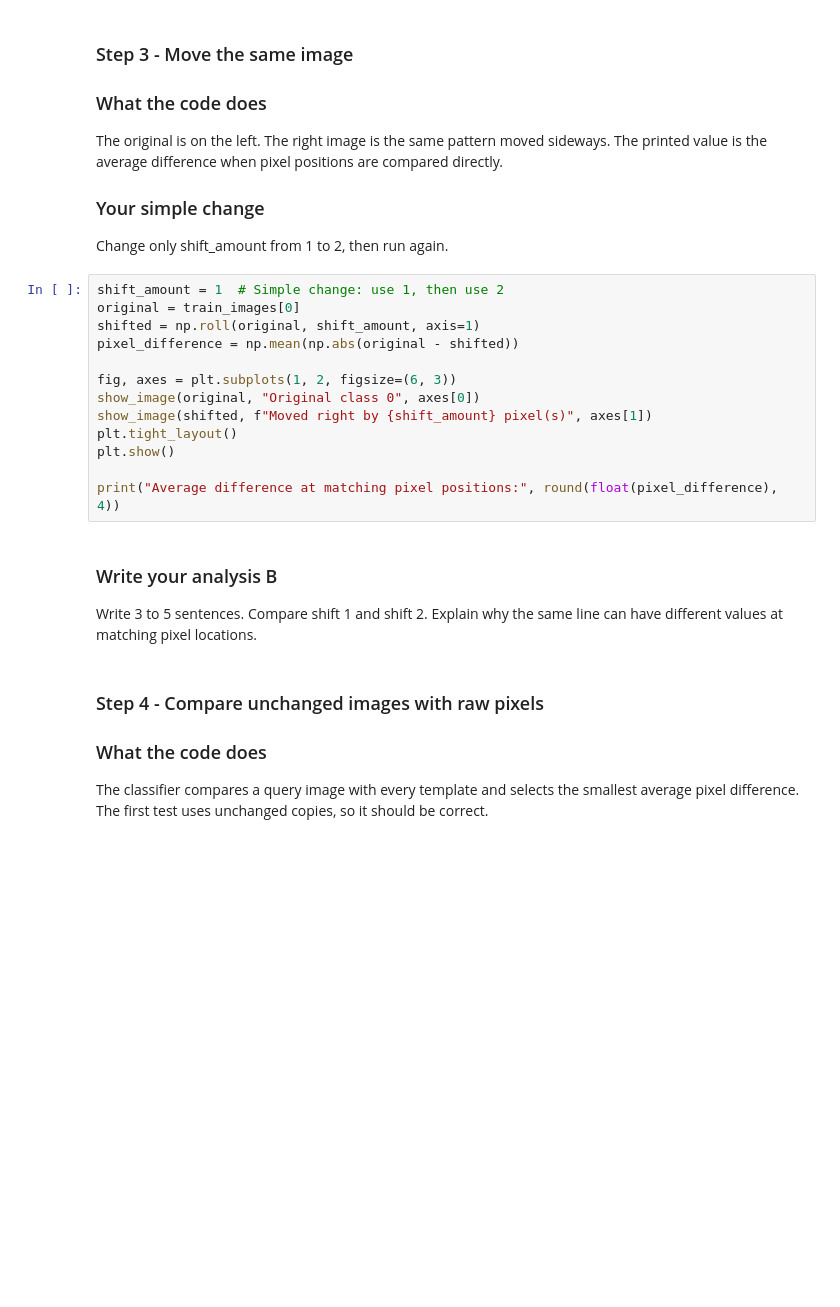
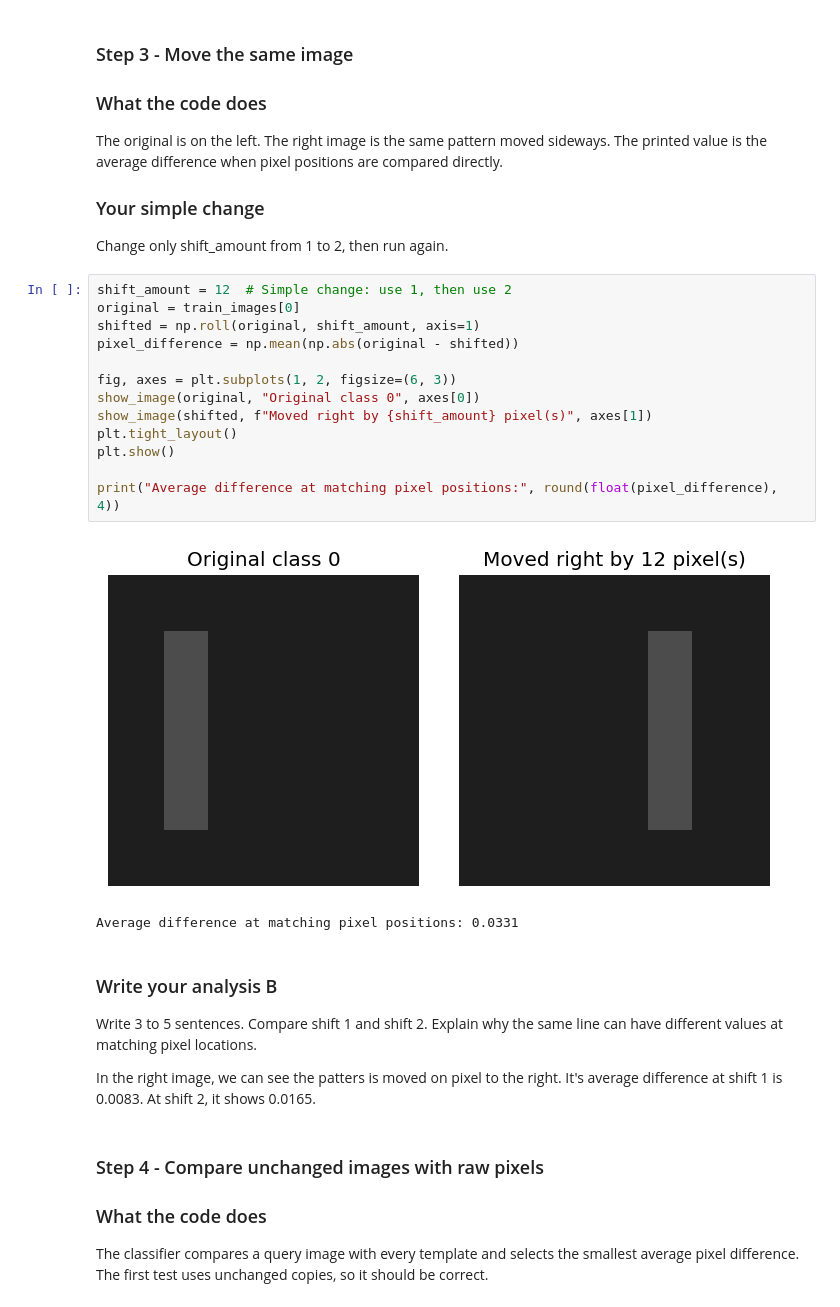
Before and after one commit to shoxrux0107/DSF_Contest_1, a Jupyter notebook: teaching/computer-vision/materials/Lab01_Light_Colour_Histograms_Student.ipynb, the cells around one changed output. Cells and saved outputs as stored; diff of their text form; blank space fills up the shorter version.

```diff
--- a/teaching/computer-vision/materials/Lab01_Light_Colour_Histograms_Student.ipynb
+++ b/teaching/computer-vision/materials/Lab01_Light_Colour_Histograms_Student.ipynb
@@ -161,22 +161,27 @@ The original is on the left. The right image is the same pattern moved sideways.
 
 Change only shift_amount from 1 to 2, then run again.
 # %%
-shift_amount = 1  # Simple change: use 1, then use 2
+shift_amount = 12  # Simple change: use 1, then use 2
 original = train_images[0]
 shifted = np.roll(original, shift_amount, axis=1)
 pixel_difference = np.mean(np.abs(original - shifted))
 
 fig, axes = plt.subplots(1, 2, figsize=(6, 3))
 show_image(original, "Original class 0", axes[0])
 show_image(shifted, f"Moved right by {shift_amount} pixel(s)", axes[1])
 plt.tight_layout()
 plt.show()
 
 print("Average difference at matching pixel positions:", round(float(pixel_difference), 4))
+# %% [output]
+[figure, added]
+Average difference at matching pixel positions: 0.0331
 # %% [markdown]
 ### Write your analysis B
 
 Write 3 to 5 sentences. Compare shift 1 and shift 2. Explain why the same line can have different values at matching pixel locations.
+
+In the right image, we can see the patters is moved on pixel to the right. It's average difference at shift 1 is 0.0083. At shift 2, it shows 0.0165.
 # %% [markdown]
 ### Step 4 - Compare unchanged images with raw pixels
 
```
Also changed, not shown: parts of 2 cells of this notebook.
